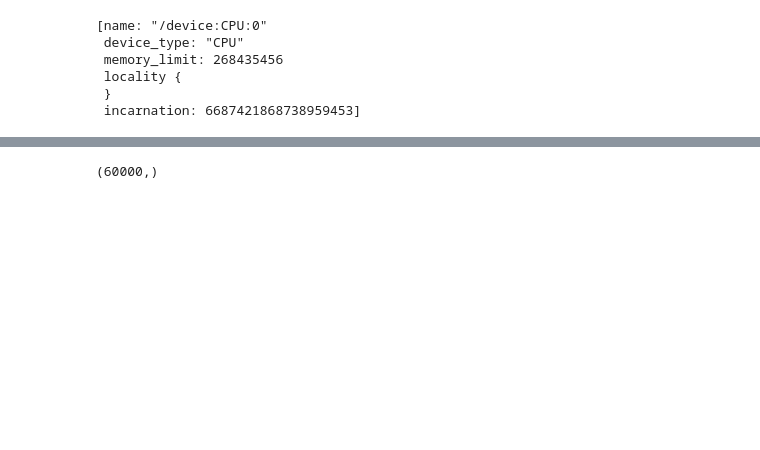
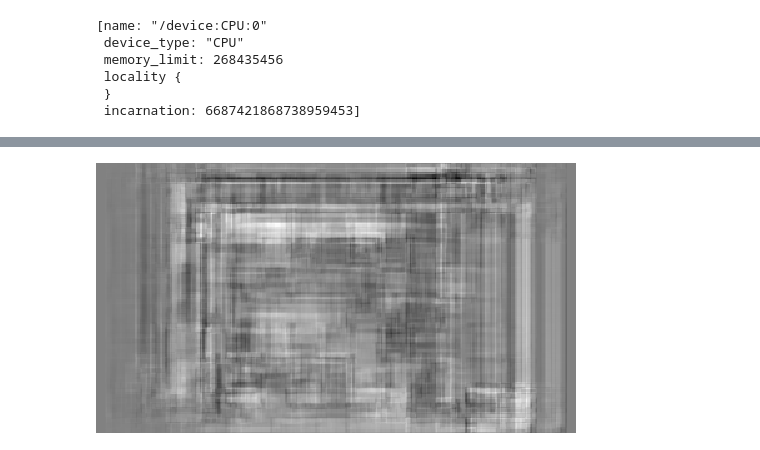
Before and after one commit to 510t/image_recognition, a Jupyter notebook: predict_heatmap.ipynb, the cells around one changed output, grey strips where cells are left out. Cells and saved outputs as stored; diff of their text form; code cells hidden in the pictures; blank space fills up the shorter version.

Commit message:
model の完成

```diff
--- a/predict_heatmap.ipynb
+++ b/predict_heatmap.ipynb
@@ -23,8 +23,9 @@ import pandas as pd
 pd.set_option('display.max_rows', 50)
 pd.set_option('display.max_columns', 50)
 # %%
-INPUT_HEIGHT = 45
-INPUT_WIDTH = 80
+INPUT_HEIGHT = 270
+INPUT_WIDTH = 480
+INPUT_CHANNEL = 3
 # %%
 import tensorflow as tf
 from tensorflow.keras import datasets, layers, models
@@ -64,15 +92,15 @@ import numpy as np
 from tensorflow.keras.preprocessing.image import load_img, img_to_array
 from tensorflow.keras.applications.vgg16 import preprocess_input
 
-img1 = load_img('data/stimuli.out/1.jpg', target_size=(45, 80))
-img2 = load_img('data/stimuli.out/2.jpg', target_size=(45, 80))
+img1 = load_img('data/stimuli.out/1.jpg', target_size=(INPUT_HEIGHT, INPUT_WIDTH))
+img2 = load_img('data/stimuli.out/2.jpg', target_size=(INPUT_HEIGHT, INPUT_WIDTH))
 images = np.asarray([img_to_array(img1)])
 X = images / 255
 # X = preprocess_input(images)
 
-heat1 = load_img('data/heatmap/1_heatmap.png', color_mode='grayscale', target_size=(45, 80))
-heat2 = load_img('data/heatmap/2_heatmap.png', color_mode='grayscale', target_size=(45, 80))
-heats = np.asarray([img_to_array(heat1).flatten()])
-y = heats / 255
+heat1 = load_img('data/heatmap/1_heatmap.png', color_mode='grayscale', target_size=(INPUT_HEIGHT, INPUT_WIDTH))
+heat2 = load_img('data/heatmap/2_heatmap.png', color_mode='grayscale', target_size=(INPUT_HEIGHT, INPUT_WIDTH))
+heats = np.asarray([img_to_array(heat1)])
+y = heats / 256
 # y = preprocess_input(heats)
 # %%
@@ -98,5 +111,6 @@ array([[[[0.6862745 , 0.2901961 , 0.21960784],
 model.compile(optimizer='adam',
               loss='sparse_categorical_crossentropy',
               metrics=['accuracy'])
-model.fit(X, y, epochs=1)
+print(y.shape)
+model.fit(X, y, batch_size=1, epochs=5)
 # %% [output]
@@ -107,6 +129,10 @@ Make sure all arrays contain the same number of samples.
-# %%
-(x_train, y_train), (x_test, y_test) = tf.keras.datasets.mnist.load_data()
-x_train.shape
-y_train.shape
-# %% [output]
-(60000,)
+# %%
+from tensorflow.keras.preprocessing.image import array_to_img
+x_test = np.asarray([img_to_array(img2)]) / 255
+pred_y = model.predict(x_test)
+
+pred_img = array_to_img(pred_y[0])
+# %%
+pred_img
+# %% [output]
+[figure, added]
```
Also changed, not shown: parts of 3 cells of this notebook.
